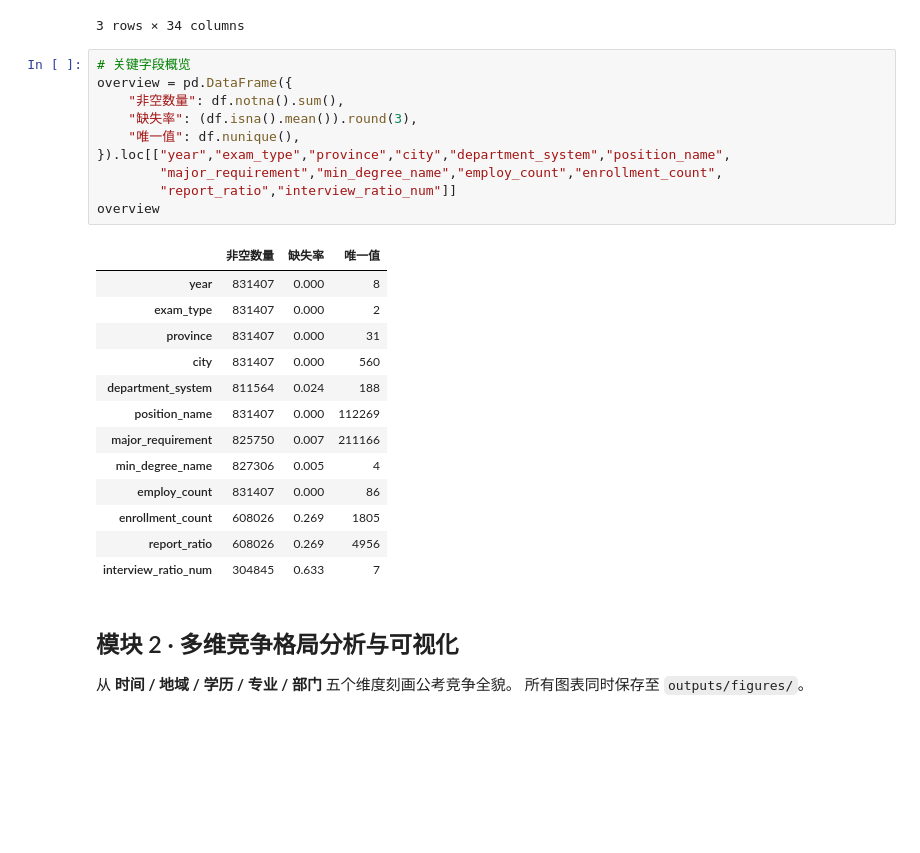
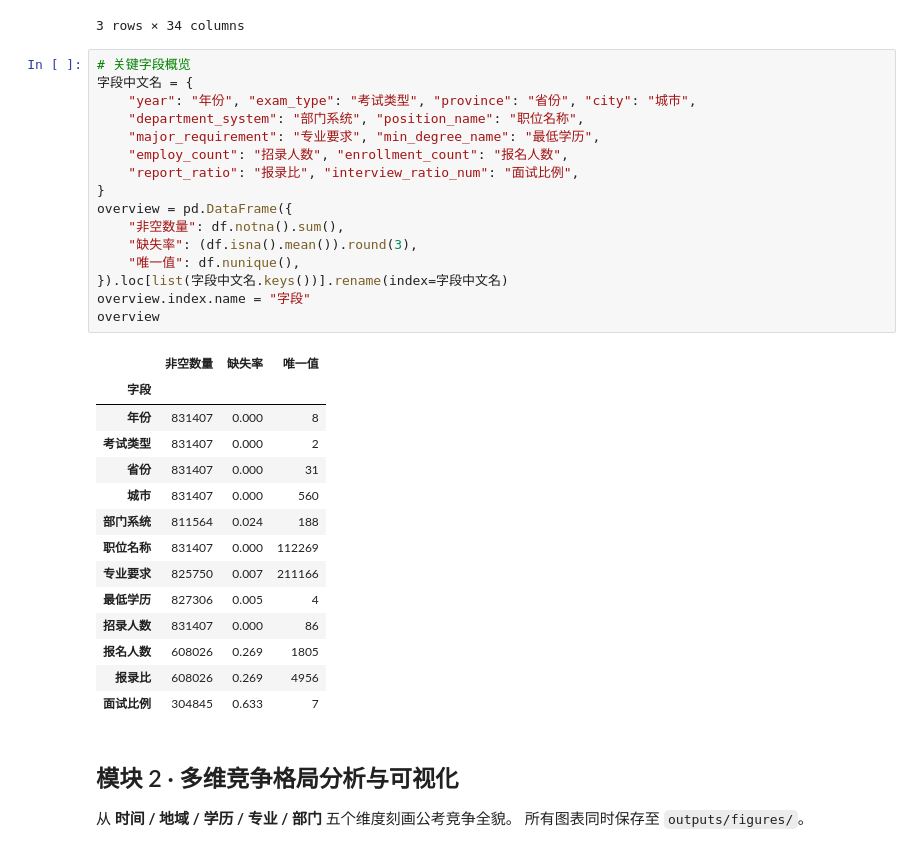
Before and after one commit to Hello0711/kaogong, a Jupyter notebook: notebooks/gongkao_analysis.ipynb, the cells around one changed output. Saved outputs shown, nothing was run; the diff lists cells and outputs as text; blank space fills up the shorter version.

```diff
--- a/notebooks/gongkao_analysis.ipynb
+++ b/notebooks/gongkao_analysis.ipynb
@@ -51,28 +51,35 @@ df.head(3)
 3 rows × 34 columns
 # %%
 # 关键字段概览
+字段中文名 = {
+    "year": "年份", "exam_type": "考试类型", "province": "省份", "city": "城市",
+    "department_system": "部门系统", "position_name": "职位名称",
+    "major_requirement": "专业要求", "min_degree_name": "最低学历",
+    "employ_count": "招录人数", "enrollment_count": "报名人数",
+    "report_ratio": "报录比", "interview_ratio_num": "面试比例",
+}
 overview = pd.DataFrame({
     "非空数量": df.notna().sum(),
     "缺失率": (df.isna().mean()).round(3),
     "唯一值": df.nunique(),
-}).loc[["year","exam_type","province","city","department_system","position_name",
-        "major_requirement","min_degree_name","employ_count","enrollment_count",
-        "report_ratio","interview_ratio_num"]]
+}).loc[list(字段中文名.keys())].rename(index=字段中文名)
+overview.index.name = "字段"
 overview
 # %% [output]
 |  | 非空数量 | 缺失率 | 唯一值 |
-| year | 831407 | 0.000 | 8 |
-| exam_type | 831407 | 0.000 | 2 |
-| province | 831407 | 0.000 | 31 |
-| city | 831407 | 0.000 | 560 |
-| department_system | 811564 | 0.024 | 188 |
-| position_name | 831407 | 0.000 | 112269 |
-| major_requirement | 825750 | 0.007 | 211166 |
-| min_degree_name | 827306 | 0.005 | 4 |
-| employ_count | 831407 | 0.000 | 86 |
-| enrollment_count | 608026 | 0.269 | 1805 |
-| report_ratio | 608026 | 0.269 | 4956 |
-| interview_ratio_num | 304845 | 0.633 | 7 |
+| 字段 |  |  |  |
+| 年份 | 831407 | 0.000 | 8 |
+| 考试类型 | 831407 | 0.000 | 2 |
+| 省份 | 831407 | 0.000 | 31 |
+| 城市 | 831407 | 0.000 | 560 |
+| 部门系统 | 811564 | 0.024 | 188 |
+| 职位名称 | 831407 | 0.000 | 112269 |
+| 专业要求 | 825750 | 0.007 | 211166 |
+| 最低学历 | 827306 | 0.005 | 4 |
+| 招录人数 | 831407 | 0.000 | 86 |
+| 报名人数 | 608026 | 0.269 | 1805 |
+| 报录比 | 608026 | 0.269 | 4956 |
+| 面试比例 | 304845 | 0.633 | 7 |
 # %% [markdown]
 ## 模块 2 · 多维竞争格局分析与可视化
 
```
Also changed, not shown: parts of 9 cells of this notebook, 5 other files.
